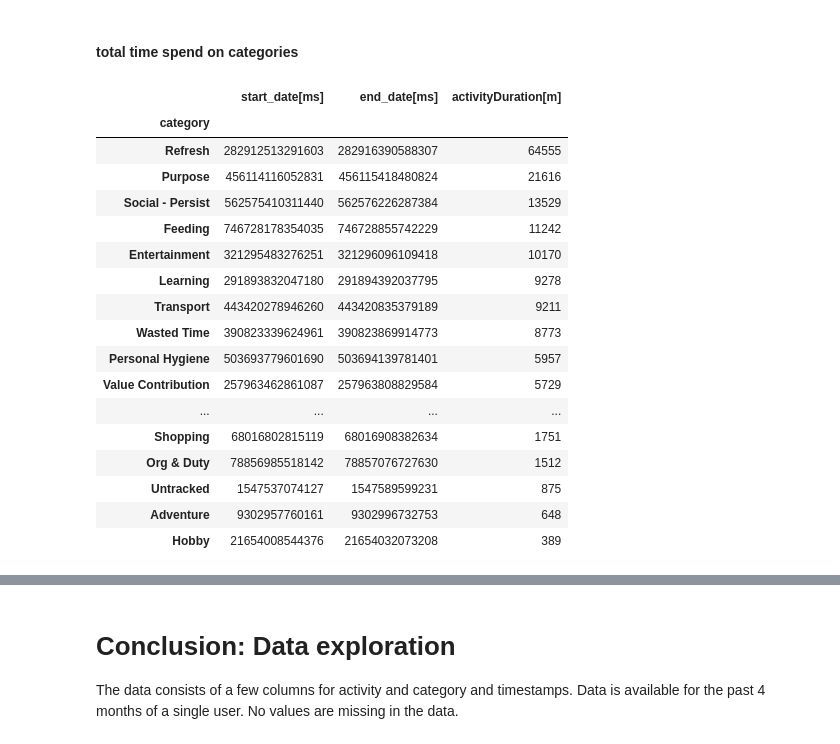
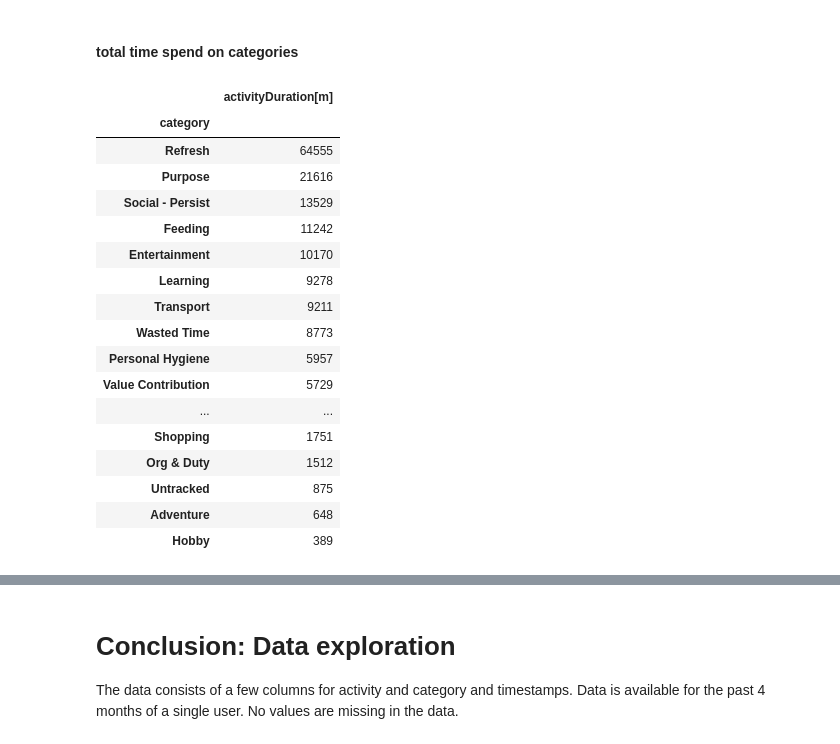
Before and after one commit to FollowJack/machine-learning-masterclass, a Jupyter notebook: project_10_activity_analysis/01_data_exploration.ipynb, the cells around one changed output, grey strips where cells are left out. Drawn from its saved outputs; the diff is of its cells as text; code cells hidden in the pictures.

Commit message:
Added total time on activity

```diff
--- a/project_10_activity_analysis/01_data_exploration.ipynb
+++ b/project_10_activity_analysis/01_data_exploration.ipynb
@@ -305,25 +305,27 @@ Conclusion: TODO What does this information bring me?
 # %% [markdown]
 #### total time spend on categories
 # %%
-clean_table.groupby('category').sum().sort_values(
+category_sum = clean_table.groupby('category').sum().sort_values(
     'activityDuration[m]', ascending=False)
-#.sort('activityDuration[m]')
+category_sum = category_sum.drop(['start_date[ms]','end_date[ms]'],
+                                 axis = 1)
+category_sum
 # %% [output]
-|  | start_date[ms] | end_date[ms] | activityDuration[m] |
-| category |  |  |  |
-| Refresh | 282912513291603 | 282916390588307 | 64555 |
-| Purpose | 456114116052831 | 456115418480824 | 21616 |
-| Social - Persist | 562575410311440 | 562576226287384 | 13529 |
-| Feeding | 746728178354035 | 746728855742229 | 11242 |
-| Entertainment | 321295483276251 | 321296096109418 | 10170 |
-| Learning | 291893832047180 | 291894392037795 | 9278 |
-| Transport | 443420278946260 | 443420835379189 | 9211 |
-| Wasted Time | 390823339624961 | 390823869914773 | 8773 |
-| Personal Hygiene | 503693779601690 | 503694139781401 | 5957 |
-| Value Contribution | 257963462861087 | 257963808829584 | 5729 |
-| ... | ... | ... | ... |
-| Shopping | 68016802815119 | 68016908382634 | 1751 |
-| Org & Duty | 78856985518142 | 78857076727630 | 1512 |
-| Untracked | 1547537074127 | 1547589599231 | 875 |
-| Adventure | 9302957760161 | 9302996732753 | 648 |
-| Hobby | 21654008544376 | 21654032073208 | 389 |
+|  | activityDuration[m] |
+| category |  |
+| Refresh | 64555 |
+| Purpose | 21616 |
+| Social - Persist | 13529 |
+| Feeding | 11242 |
+| Entertainment | 10170 |
+| Learning | 9278 |
+| Transport | 9211 |
+| Wasted Time | 8773 |
+| Personal Hygiene | 5957 |
+| Value Contribution | 5729 |
+| ... | ... |
+| Shopping | 1751 |
+| Org & Duty | 1512 |
+| Untracked | 875 |
+| Adventure | 648 |
+| Hobby | 389 |
```
Also changed, not shown: parts of 6 cells of this notebook.
